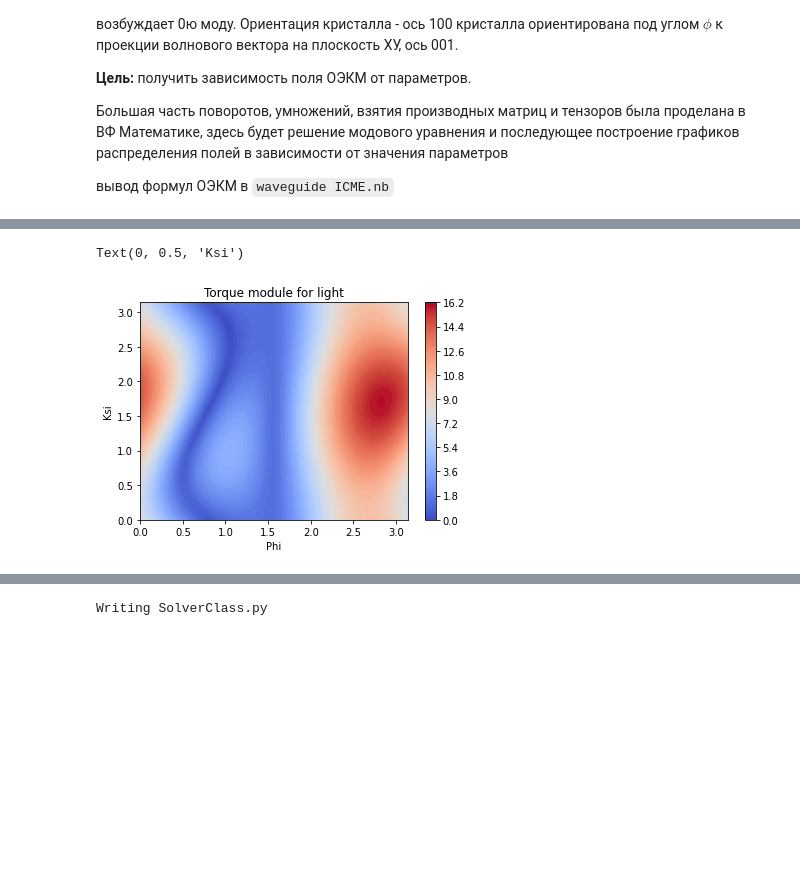
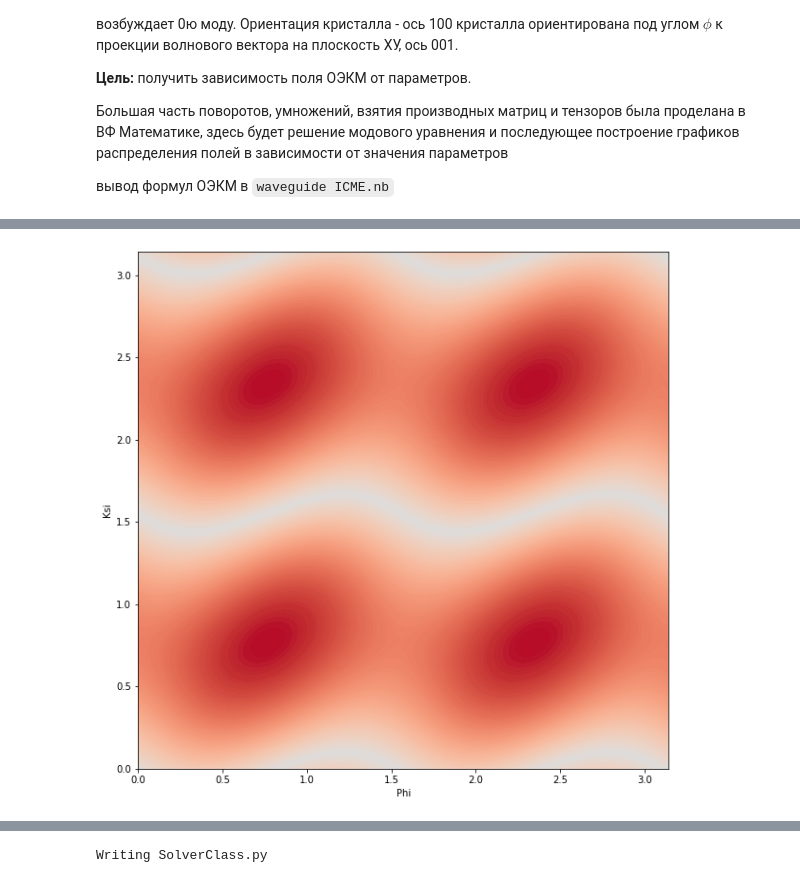
Before and after one commit to Semyonov-as/Python_Modelling, a Jupyter notebook: Waveguide_ICME.ipynb, the cells around one changed output, grey strips where cells are left out. Cells and saved outputs as stored; diff of their text form; code cells hidden in the pictures; blank space fills up the shorter version.

```diff
--- a/Waveguide_ICME.ipynb
+++ b/Waveguide_ICME.ipynb
@@ -20,27 +44,35 @@ import numpy as np
 # %%
-icme = ICMEmodel(0.3, 1, np.sqrt(5.5), 2)
-lam = 0.885
-theta = 5.5/180*np.pi
-Ksi = np.linspace(0, np.pi, 100)
-Phi = np.linspace(0, np.pi, 100)
-torque = np.zeros((100, 100, 3))
+import matplotlib
+matplotlib.use("Agg")
+from matplotlib.animation import FFMpegWriter
+from tqdm import trange
 
-for i, ksi in enumerate(Ksi):
-    for j, phi in enumerate(Phi):
-        E = (np.cos(theta)*np.cos(ksi), np.sin(ksi), np.sin(theta)*np.cos(ksi))
-        H = icme.get_H(1, 0, 10/180*np.pi)
-        M = icme.get_M_from_H(H, phi)
+metadata = dict(title='Movie Test', artist='Matplotlib',
+                comment='Movie support!')
+writer = FFMpegWriter(fps=15, metadata=metadata)
 
-        torque[i, j] = icme.get_icme_torque(E, H, M, phi)
+fig, ax = plt.subplots(figsize=(10, 10))
+with writer.saving(fig, 'test.mp4', 100):
 
-fig, ax = plt.subplots()
-cmap = plt.get_cmap(name='coolwarm')
+    icme = ICMEmodel(0.3, 1, np.sqrt(5.5), 2)
+    lam = 0.885
+    theta = 0/180*np.pi
+    Ksi1 = np.linspace(0, np.pi, 100)
+    Phi1 = np.linspace(0, np.pi, 100)
+    torque1 = np.zeros((100, 100, 3))
+    torque2 = np.zeros((100, 100, 3))
+    for k in trange(90):
+        for i, ksi in enumerate(Ksi1):
+            for j, phi in enumerate(Phi1):
+                E = (np.cos(theta)*np.cos(ksi), np.sin(ksi), np.sin(theta)*np.cos(ksi))
+                H = icme.get_H(1, k/180*np.pi, 0/180*np.pi)
+                M = icme.get_M_from_H(H, phi)
+                torque1[i, j] = icme.get_icme_torque(E, H, M, phi)
 
-ax.set_title(f"Torque module for light")
-cf0 = ax.contourf(Phi, Ksi, np.sqrt(torque[:,:,2]**2 + torque[:,:,1]**2), 100, cmap=cmap)
-fig.colorbar(cf0, ax=ax)
-ax.set_xlabel('Phi')
-ax.set_ylabel('Ksi')
+        cf0 = ax.contourf(Phi1, Ksi1, np.sqrt(torque1[:,:,2]**2 + torque1[:,:,1]**2), 100, cmap=cmap, norm=colors.CenteredNorm())
+        # fig.colorbar(cf0, ax=ax)
+        ax.set_xlabel('Phi')
+        ax.set_ylabel('Ksi')
+        writer.grab_frame()
 # %% [output]
-Text(0, 0.5, 'Ksi')
-[figure, old version]
+[figure, new version]
```
Also changed, not shown: parts of 7 cells of this notebook, 3 other files.
